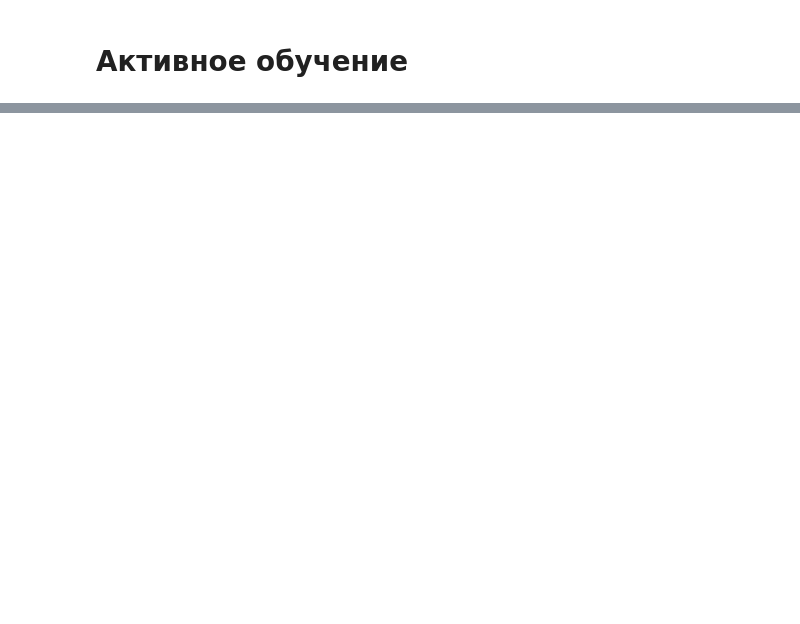
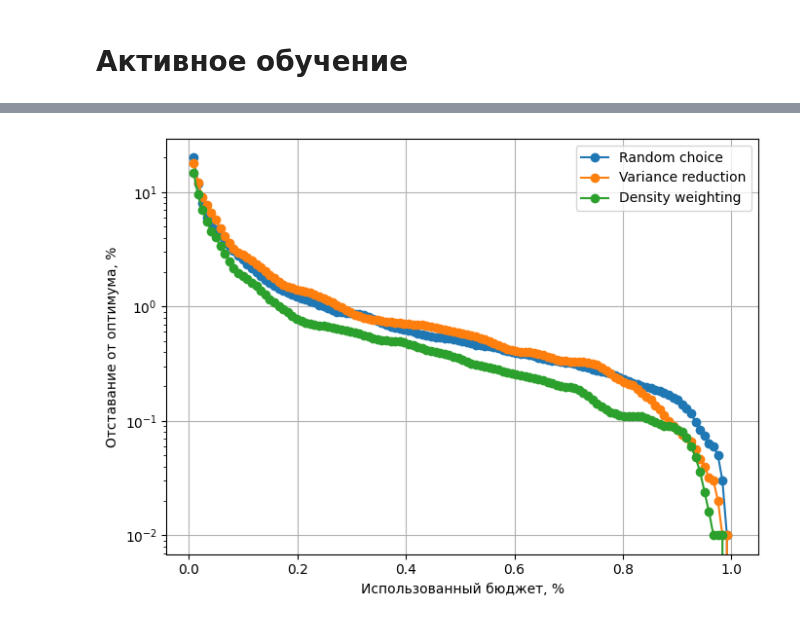
Before and after one commit to Kost1K337/PHD_framework, a Jupyter notebook: notebooks/multifidelity_modeling.ipynb, the cells around one changed output, grey strips where cells are left out. Saved outputs shown, nothing was run; the diff lists cells and outputs as text; code cells hidden in the pictures; blank space fills up the shorter version.

```diff
--- a/notebooks/multifidelity_modeling.ipynb
+++ b/notebooks/multifidelity_modeling.ipynb
@@ -799,0 +682,91 @@ MF method (среднее по 50 запусков):
+# %%
+import numpy as np
+import matplotlib.pyplot as plt
+
+n_repeats = 100
+
+bounds = [(-5.0, 5.0), (-5.0, 5.0)]
+total_cost_budget = 1 # костыль для отрисловки по шагам
+n_points = 11
+target_func = rastrigin
+
+experiment_params = {
+    "Random choice": {
+        'active_learning_strategy': 'random'
+    },
+    "Variance reduction": {
+        'active_learning_strategy': 'variance_reduction'
+    },
+    "Density weighting": {
+        'active_learning_strategy': 'density_weighting'
+    }
+}
+
+plt.figure(figsize=(7, 5))
+
+for name, params in experiment_params.items():
+    all_y_hists = []
+    all_budget_hists = []
+
+    for repeat in range(n_repeats):
+
+        np.random.seed(repeat)
+        exp = ForecastIMA(
+            target_func=target_func,
+            bounds=bounds,
+            n_points=n_points,
+            total_cost_budget=total_cost_budget,
+            active_learning_strategy=params['active_learning_strategy'],
+            fidelity_strategy='multifidelity'
+        )
+
+        y_hist = []
+        budget_hist = []
+        min_so_far = np.inf
+
+        for i in range(n_points ** 2):
+            exp.run_forecast()
+            row = exp.best_point
+            val = exp.target_func([float(row['x1']), float(row['x2'])], noise=0.0)
+            if val < min_so_far:
+                min_so_far = val
+            rel_gap = abs(min_so_far)
+            y_hist.append(rel_gap)
+            budget_hist.append((i + 1) / exp.n_points ** 2)
+
+        all_y_hists.append(y_hist)
+        all_budget_hists.append(budget_hist)
+
+    mean_y_hist = np.mean(all_y_hists, axis=0)
+    mean_budget_hist = np.mean(all_budget_hists, axis=0)
+    var_y_hist = np.var(all_y_hists, axis=0)
+    std_y_hist = np.sqrt(var_y_hist)
+
+    # Сглаживаем mean_y_hist (оставляем по краям 11 точек, середину сглаживаем)
+    smoothed_mean_y_hist = np.array([
+        mean_y_hist[i] if i < 11 or i >= len(mean_y_hist) - 11 else np.mean(mean_y_hist[i - 5:i + 5])
+        for i in range(len(mean_y_hist))
+    ])
+    mean_y_hist = smoothed_mean_y_hist
+    """
+    # === КОРИДОР: визуализация разброса ===
+    plt.fill_between(
+        mean_budget_hist,
+        mean_y_hist - std_y_hist,
+        mean_y_hist + std_y_hist,
+        alpha=0.2,  # прозрачность коридора
+        label=None
+    )
+    """
+
+    plt.plot(mean_budget_hist, mean_y_hist, marker='o', label=name)
+
+plt.xlabel('Использованный бюджет, %')
+plt.ylabel('Отставание от оптимума, %')
+plt.yscale('log')
+plt.grid(True)
+plt.legend()
+plt.tight_layout()
+plt.show()
+# %% [output]
+[figure, added]
```
Also changed, not shown: parts of 15 cells of this notebook.
